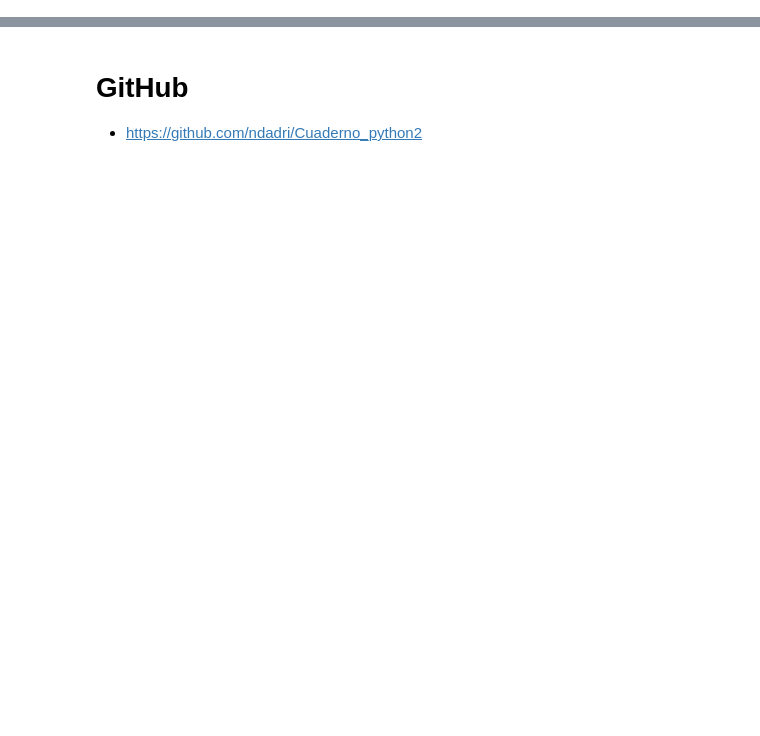
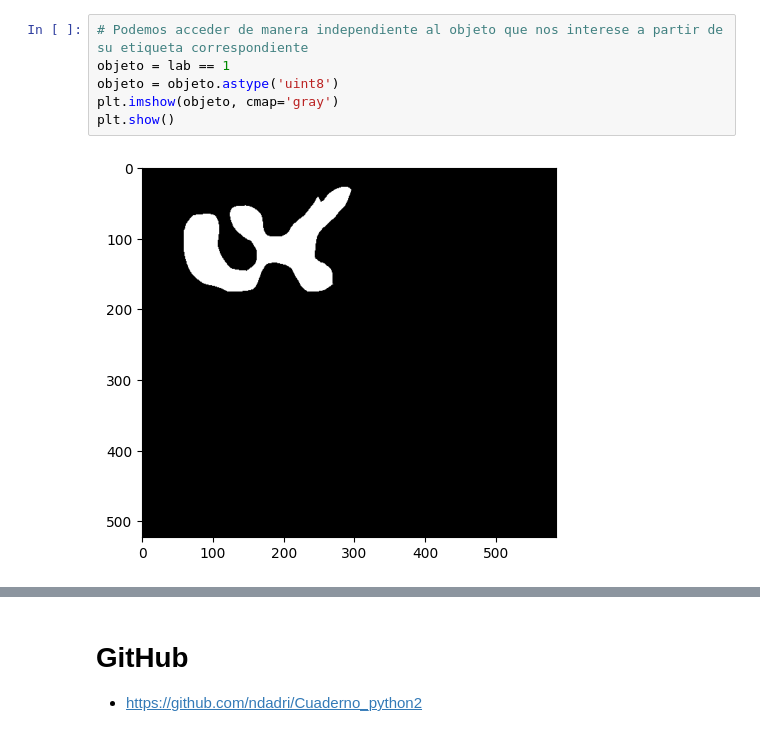
Before and after one commit to ndadri/Cuaderno_python2, a Jupyter notebook: descriptoresDeForma.ipynb, the cells around one changed output, grey strips where cells are left out. Cells and saved outputs as stored; diff of their text form; blank space fills up the shorter version.

```diff
--- a/descriptoresDeForma.ipynb
+++ b/descriptoresDeForma.ipynb
@@ -196,0 +41,8 @@ plt.show()
+# %%
+# Podemos acceder de manera independiente al objeto que nos interese a partir de su etiqueta correspondiente
+objeto = lab == 1
+objeto = objeto.astype('uint8')
+plt.imshow(objeto, cmap='gray')
+plt.show()
+# %% [output]
+[figure, added]
```
Also changed, not shown: parts of 25 cells of this notebook, 4 other files.
